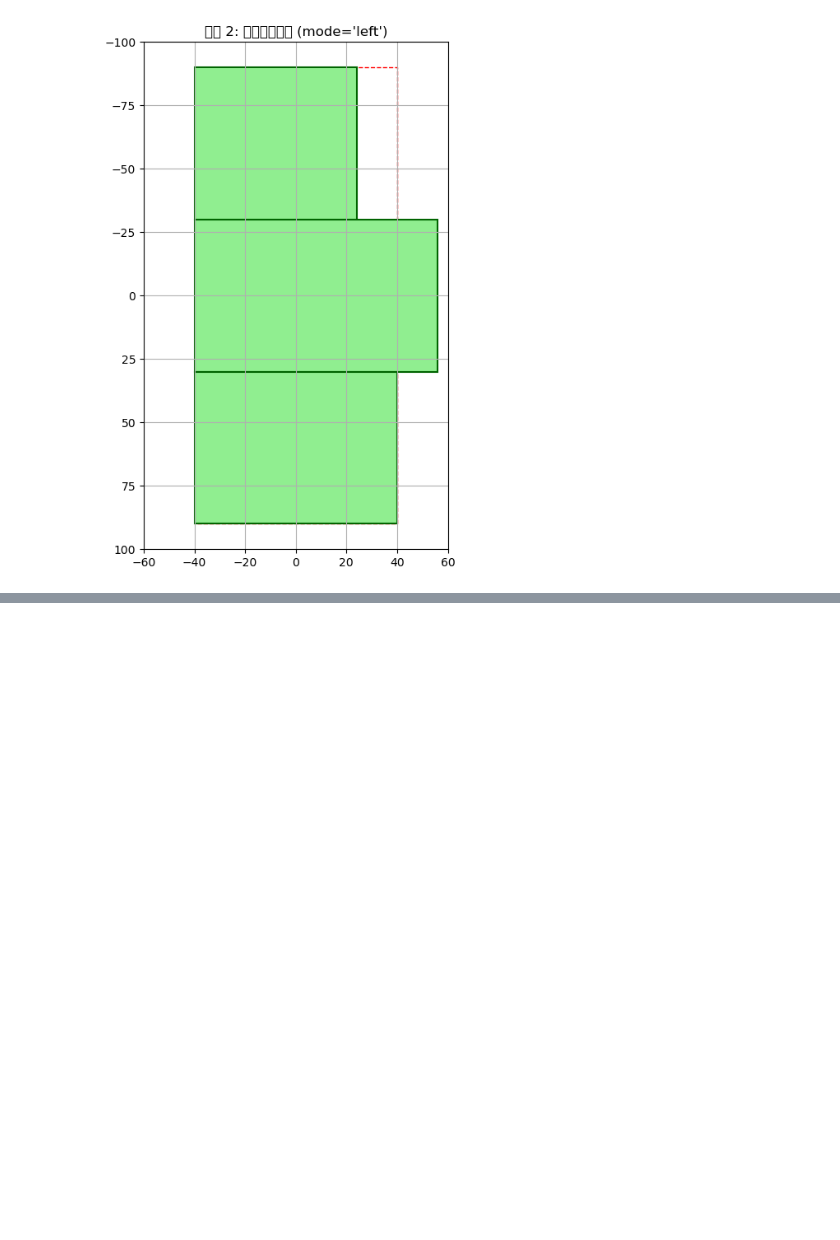
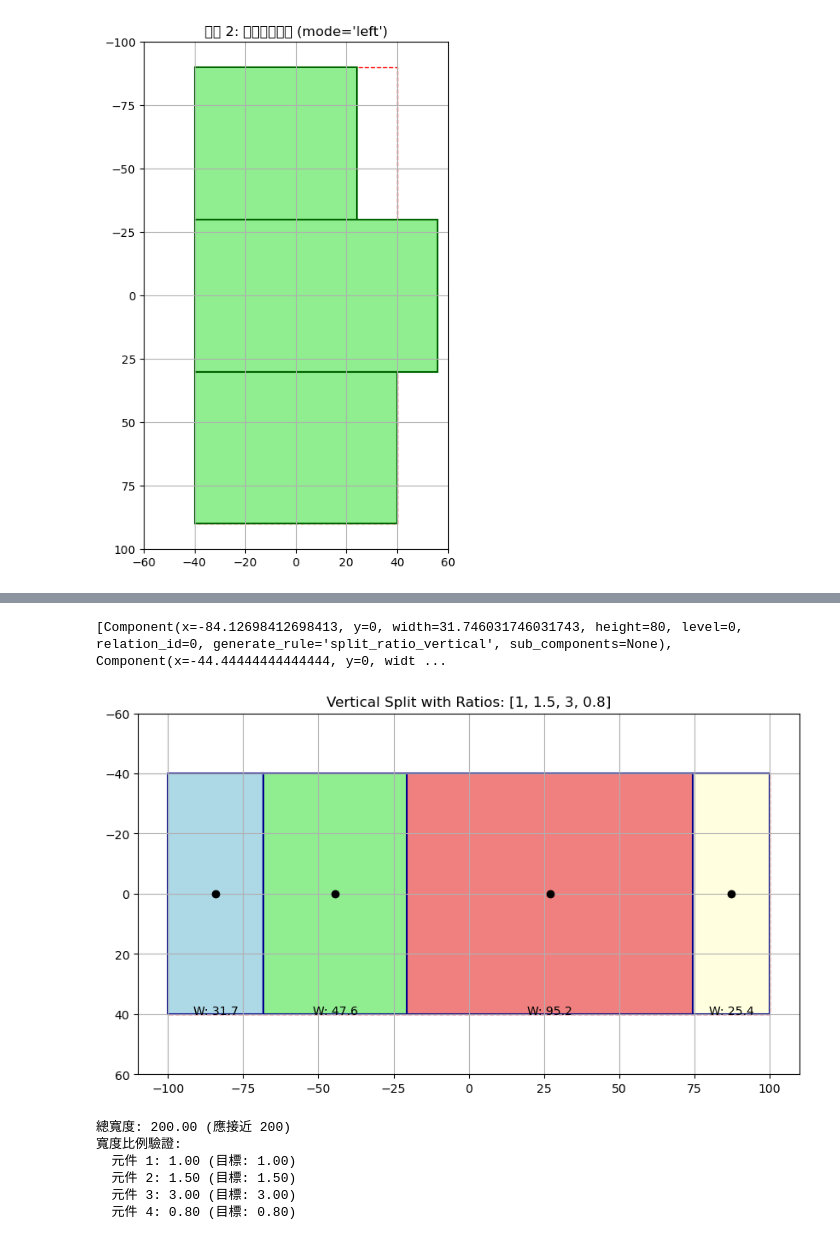
Before and after one commit to sssunyu/analog_chip_layout_generation, a Jupyter notebook: experiment.ipynb, the cells around one changed output, grey strips where cells are left out. Cells and saved outputs as stored; diff of their text form; code cells hidden in the pictures; blank space fills up the shorter version.

```diff
--- a/experiment.ipynb
+++ b/experiment.ipynb
@@ -259,0 +312,62 @@ plt.show()
+# %%
+# 匯入新的函式和列舉
+from aclg.rules.split.split_ratio import split_by_ratio, SplitOrientation
+# (同時也需要匯入 Component, matplotlib 等)
+
+# --- 範例: 使用 split_by_ratio 進行垂直分割 ---
+root_component = Component(x=0, y=0, width=200, height=80)
+
+# 定義分割比例
+ratios_v = [1, 1.5, 3, 0.8]
+
+# 執行垂直分割
+split_components = split_by_ratio(
+    root_component,
+    ratios=ratios_v,
+    orientation=SplitOrientation.VERTICAL
+)
+print(split_components)
+
+# --- 視覺化結果 ---
+fig, ax = plt.subplots(1, figsize=(10, 6))
+ax.set_aspect('equal', adjustable='box')
+
+# 繪製原始邊界
+rect_root = patches.Rectangle(root_component.get_topleft(), root_component.width, root_component.height,
+                              linewidth=1, edgecolor='red', facecolor='none', linestyle='--')
+ax.add_patch(rect_root)
+
+# 繪製分割後的元件
+colors = ['lightblue', 'lightgreen', 'lightcoral', 'lightyellow']
+for i, component in enumerate(split_components):
+    rect = patches.Rectangle(component.get_topleft(), component.width, component.height,
+                             linewidth=1.5, edgecolor='darkblue', facecolor=colors[i % len(colors)])
+    ax.add_patch(rect)
+    # 標示中心點和寬度
+    center_x, center_y = component.x, component.y
+    ax.plot(center_x, center_y, 'o', color='black')
+    ax.text(center_x, center_y + 40, f"W: {component.width:.1f}", ha='center')
+
+
+ax.set_xlim(-110, 110)
+ax.set_ylim(-60, 60)
+ax.invert_yaxis()
+plt.grid(True)
+plt.title(f"Vertical Split with Ratios: {ratios_v}")
+plt.show()
+
+# 驗證寬度比例是否正確
+total_width = sum(c.width for c in split_components)
+print(f"總寬度: {total_width:.2f} (應接近 {root_component.width})")
+print("寬度比例驗證:")
+for i, comp in enumerate(split_components):
+    print(f"  元件 {i+1}: {comp.width / split_components[0].width:.2f} (目標: {ratios_v[i]/ratios_v[0]:.2f})")
+# %% [output]
+[Component(x=-84.12698412698413, y=0, width=31.746031746031743, height=80, level=0, relation_id=0, generate_rule='split_ratio_vertical', sub_components=None), Component(x=-44.44444444444444, y=0, widt ...
+[figure, added]
+總寬度: 200.00 (應接近 200)
+寬度比例驗證:
+  元件 1: 1.00 (目標: 1.00)
+  元件 2: 1.50 (目標: 1.50)
+  元件 3: 3.00 (目標: 3.00)
+  元件 4: 0.80 (目標: 0.80)
```
Also changed, not shown: parts of 5 cells of this notebook, 9 other files.
